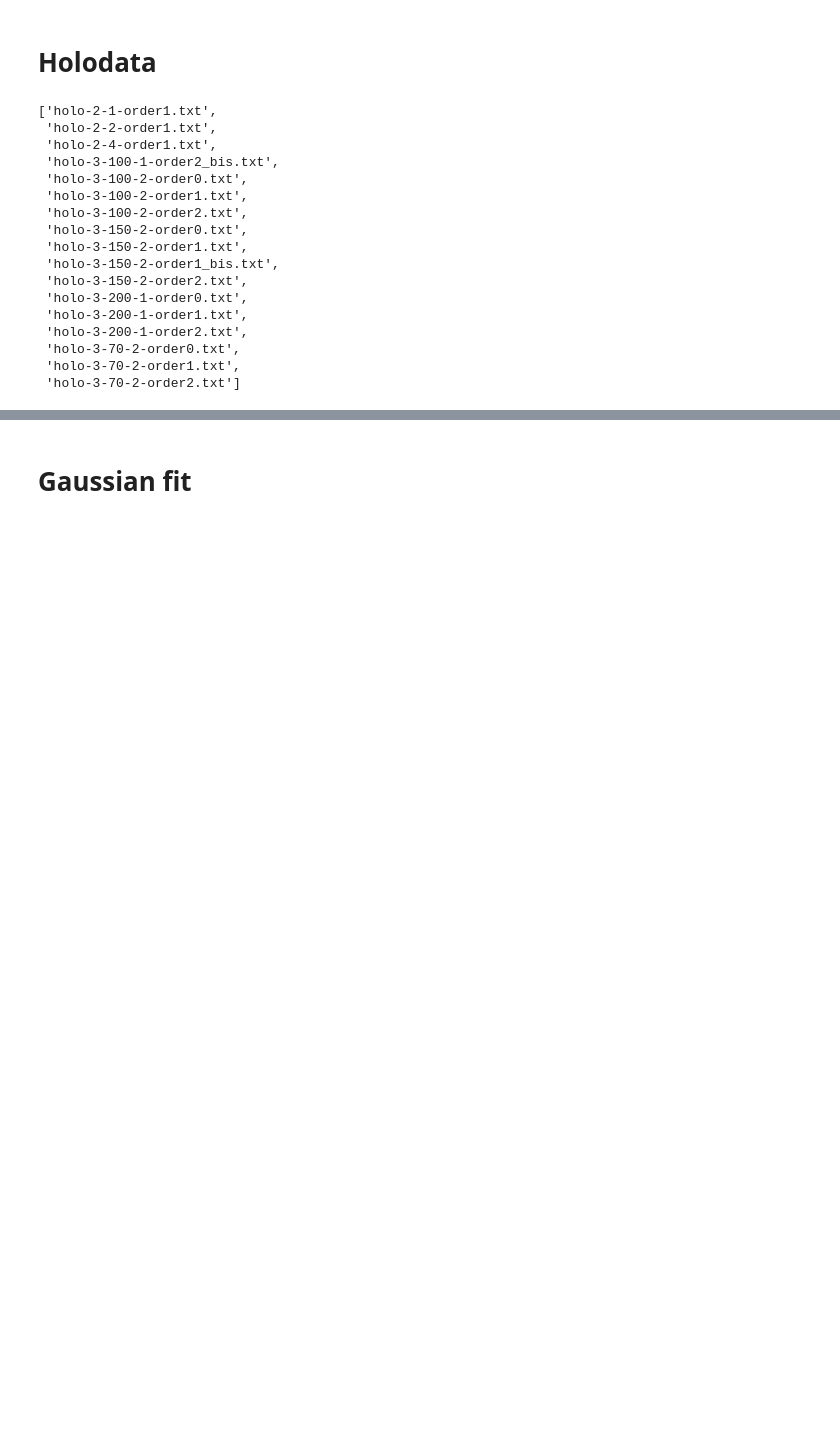
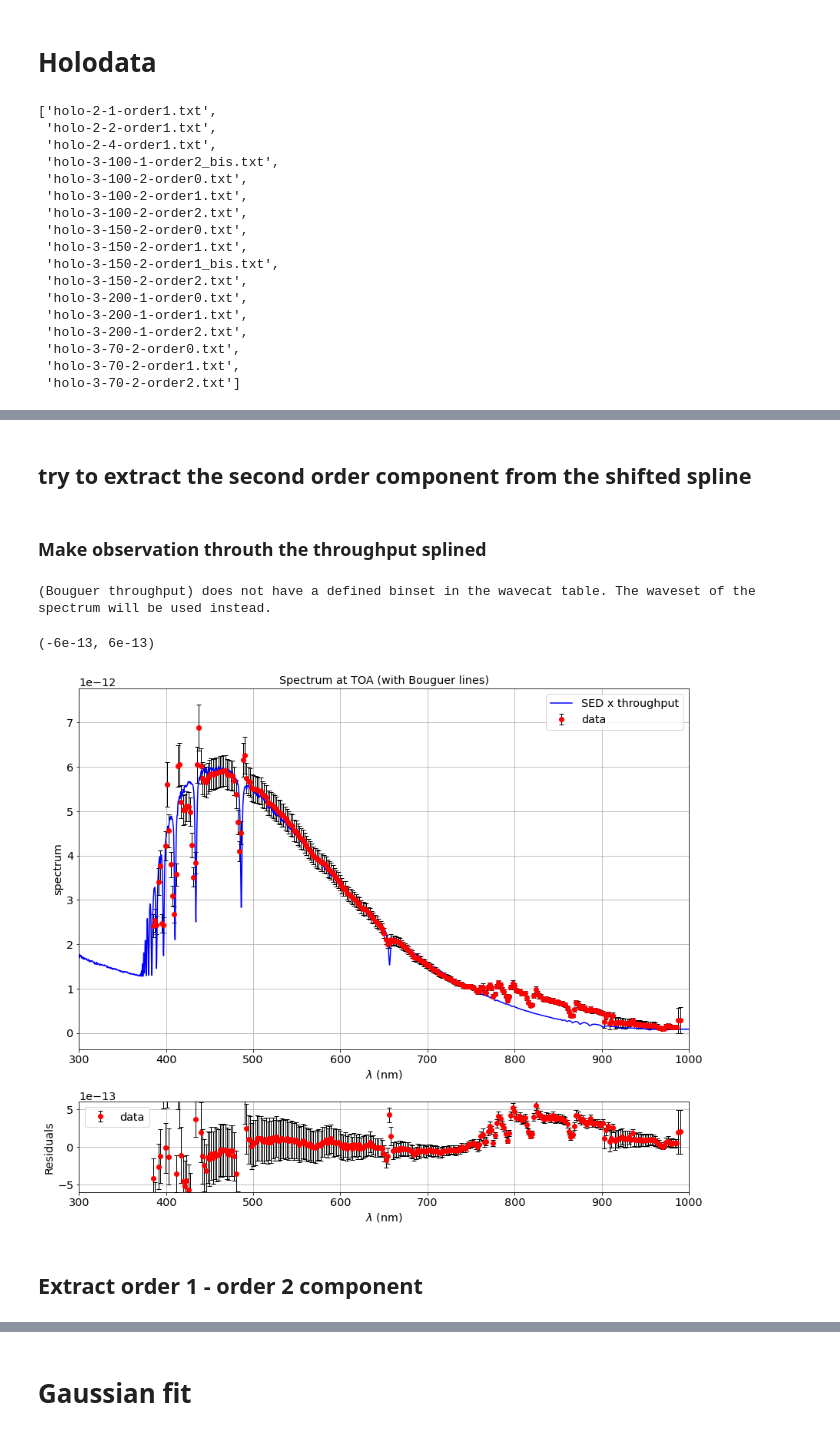
Before and after one commit to sylvielsstfr/PhotomCorrectAuxTel, a Jupyter notebook: analysis/MLfit_gp_data/ExtractThroughput.ipynb, the cells around one changed output, grey strips where cells are left out. Cells and saved outputs as stored; diff of their text form; code cells hidden in the pictures; blank space fills up the shorter version.

```diff
--- a/analysis/MLfit_gp_data/ExtractThroughput.ipynb
+++ b/analysis/MLfit_gp_data/ExtractThroughput.ipynb
@@ -324,0 +361,56 @@ ax.grid()
+# %% [markdown]
+## try to extract the second order component from the shifted spline
+# %% [markdown]
+### Make observation throuth the throughput splined
+# %%
+bp_order1 = S.ArrayBandpass(x_spl*10, y_spl, name='Bouguer throughput')
+# %%
+obs = S.Observation(s0, bp_order1, force='taper')  # order 1
+# %% [output]
+(Bouguer throughput) does not have a defined binset in the wavecat table. The waveset of the spectrum will be used instead.
+# %%
+fig=plt.figure(figsize=(12,10),constrained_layout=True)
+
+
+widths = [1,1]
+heights = [4,1]
+#spec = fig.add_gridspec(ncols=1, nrows=2, width_ratios=widths,height_ratios=heights)
+spec = fig.add_gridspec(ncols=1, nrows=2, height_ratios=heights)
+
+ax1 = fig.add_subplot(spec[0, 0])
+ax2 = fig.add_subplot(spec[1, 0])
+
+# top panel
+ax1.errorbar(wl1,Y1,yerr=EY1,  fmt = 'o', color="r",capsize = 3, ecolor = 'k', elinewidth = 1, capthick = 1,label="data")
+
+ax1.plot(obs.binwave/10, obs.binflux*10,"b-",label="SED x throughput")
+ax1.set_xlabel("$\lambda$ (nm)")
+ax1.set_ylabel("spectrum")
+title=f"Spectrum at TOA (with Bouguer lines)"
+ax1.set_title(title)
+ax1.legend()
+ax1.grid()
+ax1.set_xlim(300,1000)
+#ax.set_yscale("log")
+
+# bottom panel
+
+# interpolate the simulated spectrum
+
+func_obs = interpolate.interp1d(obs.binwave/10, obs.binflux*10)
+
+DeltaY1= Y1-func_obs(wl1)
+ax2.errorbar(wl1,DeltaY1,yerr=EY1,  fmt = 'o', color="r",capsize = 3, ecolor = 'k', elinewidth = 1, capthick = 1,label="data")
+ax2.set_xlabel("$\lambda$ (nm)")
+ax2.set_ylabel("Residuals")
+title=f"residuals"
+#ax2.set_title(title)
+ax2.legend()
+ax2.grid()
+ax2.set_xlim(300,1000)
+ax2.set_ylim(-0.6e-12,0.6e-12)
+# %% [output]
+(-6e-13, 6e-13)
+[figure, added]
+# %% [markdown]
+## Extract order 1 - order 2 component
```
Also changed, not shown: parts of 38 cells of this notebook, 5 other files.
